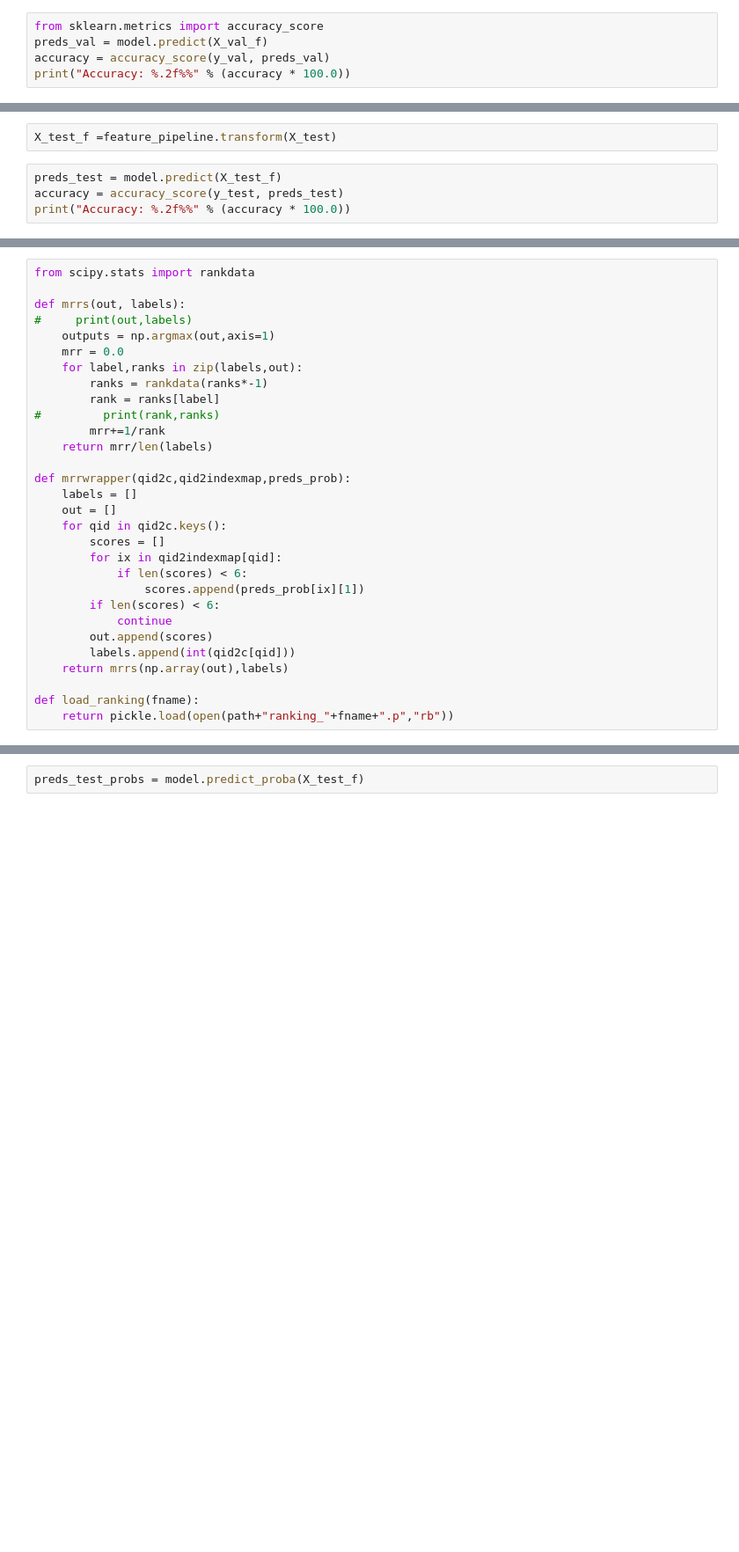
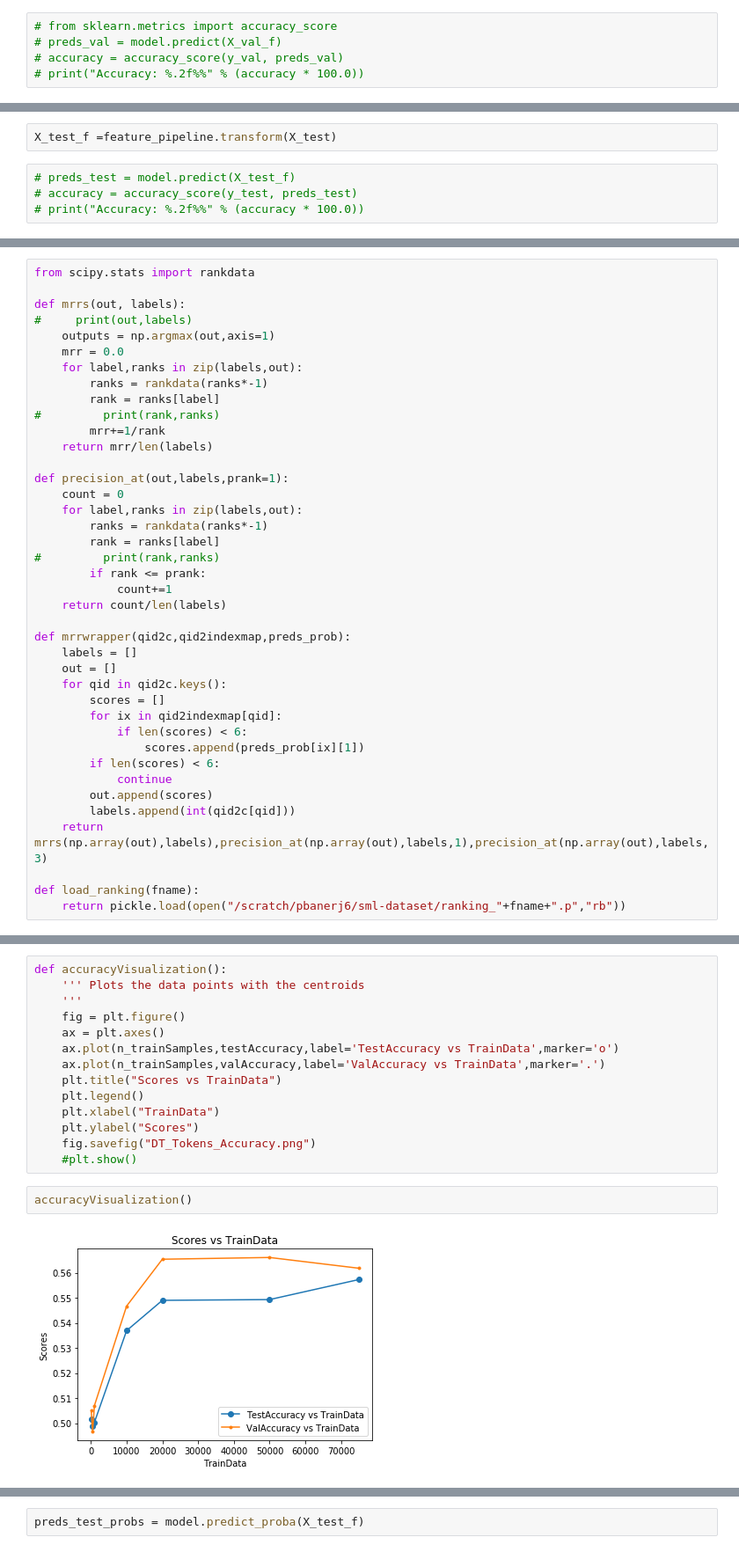
Before and after one commit to pratyay-banerjee/KnowledgeExtractionOBQA, a Jupyter notebook: DT/DT-Tokens.ipynb, the cells around one changed output, grey strips where cells are left out. Shown: that part at 88% size. Cells and saved outputs as stored; diff of their text form; blank space fills up the shorter version.

Commit message:
Add files via upload
Updated Results for Tokens and CLS

```diff
--- a/DT/DT-Tokens.ipynb
+++ b/DT/DT-Tokens.ipynb
@@ -60,5 +93,5 @@ DecisionTreeClassifier(class_weight=None, criterion='gini', max_depth=None,
 # %%
-from sklearn.metrics import accuracy_score
-preds_val = model.predict(X_val_f)
-accuracy = accuracy_score(y_val, preds_val)
-print("Accuracy: %.2f%%" % (accuracy * 100.0))
+# from sklearn.metrics import accuracy_score
+# preds_val = model.predict(X_val_f)
+# accuracy = accuracy_score(y_val, preds_val)
+# print("Accuracy: %.2f%%" % (accuracy * 100.0))
@@ -70,6 +101,6 @@ y_test = load_cls(path+"y_test.p")
 # %%
 X_test_f =feature_pipeline.transform(X_test)
 # %%
-preds_test = model.predict(X_test_f)
-accuracy = accuracy_score(y_test, preds_test)
-print("Accuracy: %.2f%%" % (accuracy * 100.0))
+# preds_test = model.predict(X_test_f)
+# accuracy = accuracy_score(y_test, preds_test)
+# print("Accuracy: %.2f%%" % (accuracy * 100.0))
@@ -89,6 +118,16 @@ def mrrs(out, labels):
         mrr+=1/rank
     return mrr/len(labels)
 
+def precision_at(out,labels,prank=1):
+    count = 0
+    for label,ranks in zip(labels,out):
+        ranks = rankdata(ranks*-1)
+        rank = ranks[label]
+#         print(rank,ranks)
+        if rank <= prank:
+            count+=1
+    return count/len(labels)
+
 def mrrwrapper(qid2c,qid2indexmap,preds_prob):
     labels = []
     out = []
@@ -101,7 +140,7 @@ def mrrwrapper(qid2c,qid2indexmap,preds_prob):
             continue
         out.append(scores)
         labels.append(int(qid2c[qid]))
-    return mrrs(np.array(out),labels)
+    return mrrs(np.array(out),labels),precision_at(np.array(out),labels,1),precision_at(np.array(out),labels,3)
 
 def load_ranking(fname):
-    return pickle.load(open(path+"ranking_"+fname+".p","rb"))
+    return pickle.load(open("/scratch/pbanerj6/sml-dataset/ranking_"+fname+".p","rb"))
@@ -107,0 +216,18 @@ def load_ranking(fname):
+# %%
+def accuracyVisualization():
+    ''' Plots the data points with the centroids
+    '''
+    fig = plt.figure()
+    ax = plt.axes()
+    ax.plot(n_trainSamples,testAccuracy,label='TestAccuracy vs TrainData',marker='o')
+    ax.plot(n_trainSamples,valAccuracy,label='ValAccuracy vs TrainData',marker='.')
+    plt.title("Scores vs TrainData")
+    plt.legend()
+    plt.xlabel("TrainData")
+    plt.ylabel("Scores")
+    fig.savefig("DT_Tokens_Accuracy.png")
+    #plt.show()
+# %%
+accuracyVisualization()
+# %% [output]
+[figure, added]
```
Also changed, not shown: parts of 19 cells of this notebook, 36 other files.
